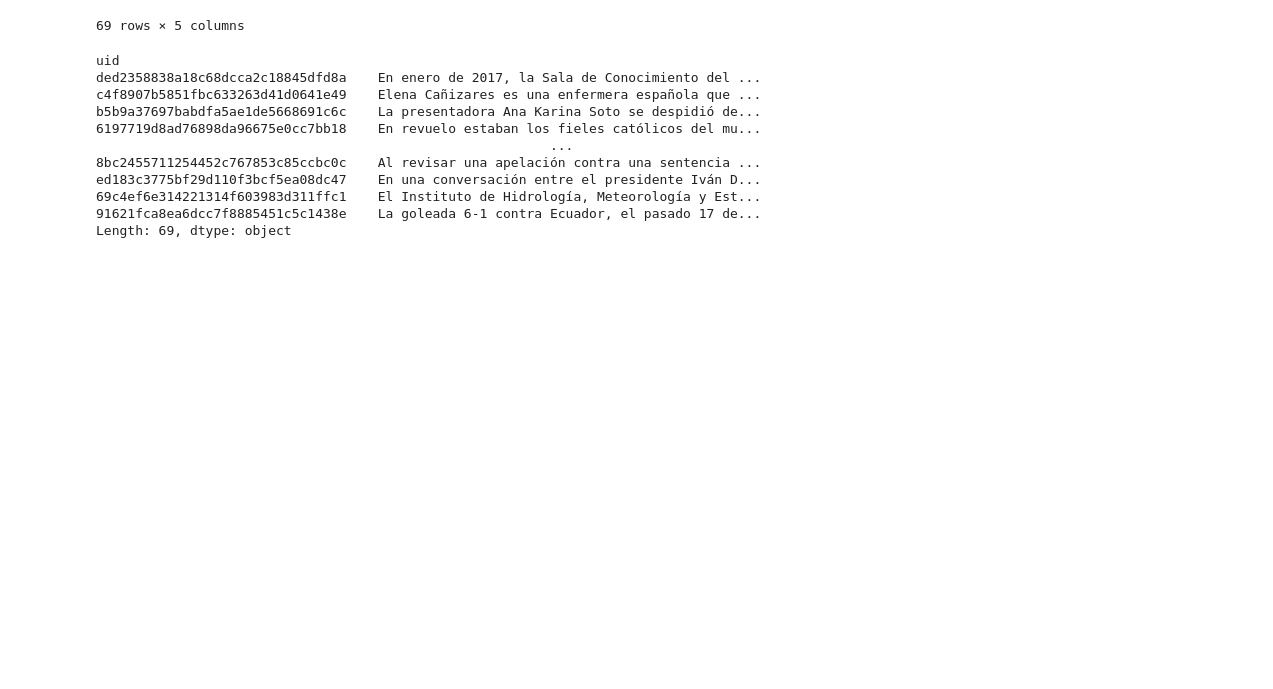
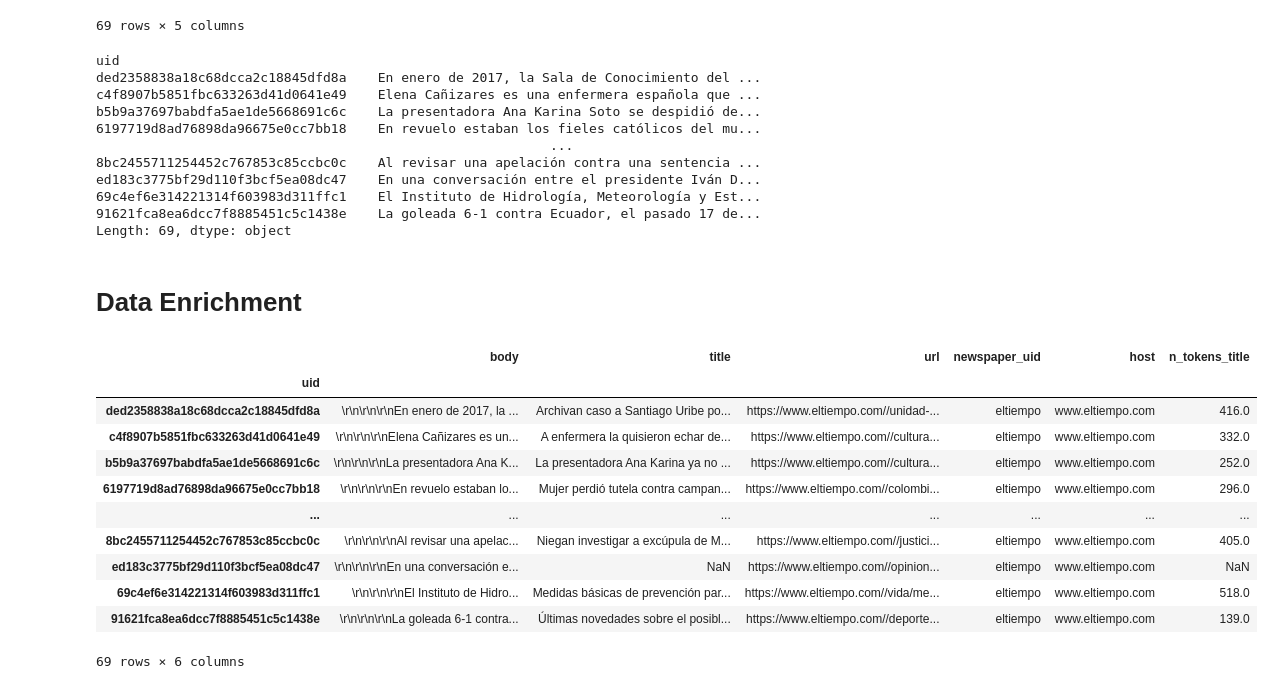
Before and after one commit to mateombar/newspaper-data-engineering, a Jupyter notebook: Platzi data live.ipynb, the cells around one changed output. Drawn from its saved outputs; the diff is of its cells as text; code cells hidden in the pictures; blank space fills up the shorter version.

Commit message:
Enriqueciendo los datos, agregando tokenizacion al body y title, tambien generando un csv limpio con los resultados

```diff
--- a/Platzi data live.ipynb
+++ b/Platzi data live.ipynb
@@ -403,3 +387,48 @@ ed183c3775bf29d110f3bcf5ea08dc47    En una conversación entre el presidente Iv
 69c4ef6e314221314f603983d311ffc1    El Instituto de Hidrología, Meteorología y Est...
 91621fca8ea6dcc7f8885451c5c1438e    La goleada 6-1 contra Ecuador, el pasado 17 de...
 Length: 69, dtype: object
+# %% [markdown]
+# Data Enrichment
+# %%
+# 6. Tokenizar el titulo y el body
+import nltk
+# Stopwords son conectores = el, la, etc
+from nltk.corpus import stopwords
+
+# nltk.download('punk')
+# nltk.download('stopwords')
+
+stop_words = set(stopwords.words('spanish'))
+
+# Genera tokenizaciones en series
+def tokenize_column(df, column_name):
+    return(df
+#            Eliminar cualquier Na
+           .dropna()
+#            Tokenizar la columna o serie
+           .apply(lambda row: nltk.word_tokenize(row[column_name]), axis=1)
+#            Eliminar todas aquellas palabras no Alphanumericas
+           .apply(lambda tokens: list(filter(lambda token: token.isalpha(), tokens)))
+#            Convertir los tokens en lowercase
+           .apply(lambda tokens: list(map(lambda token: token.lower(), tokens)))
+#            Eliminar stopwords
+           .apply(lambda word_list: list(filter(lambda word: word not in stop_words, word_list)))
+#            Obtener el length de la lista de palabras
+           .apply(lambda valid_word_list: len(valid_word_list))
+          )
+
+el_tiempo['n_tokens_title'] = tokenize_column(el_tiempo, 'body')
+el_tiempo
+# %% [output]
+|  | body | title | url | newspaper_uid | host | n_tokens_title |
+| uid |  |  |  |  |  |  |
+| ded2358838a18c68dcca2c18845dfd8a | \r\n\r\n\r\nEn enero de 2017, la ... | Archivan caso a Santiago Uribe po... | https://www.eltiempo.com//unidad-... | eltiempo | www.eltiempo.com | 416.0 |
+| c4f8907b5851fbc633263d41d0641e49 | \r\n\r\n\r\nElena Cañizares es un... | A enfermera la quisieron echar de... | https://www.eltiempo.com//cultura... | eltiempo | www.eltiempo.com | 332.0 |
+| b5b9a37697babdfa5ae1de5668691c6c | \r\n\r\n\r\nLa presentadora Ana K... | La presentadora Ana Karina ya no ... | https://www.eltiempo.com//cultura... | eltiempo | www.eltiempo.com | 252.0 |
+| 6197719d8ad76898da96675e0cc7bb18 | \r\n\r\n\r\nEn revuelo estaban lo... | Mujer perdió tutela contra campan... | https://www.eltiempo.com//colombi... | eltiempo | www.eltiempo.com | 296.0 |
+| ... | ... | ... | ... | ... | ... | ... |
+| 8bc2455711254452c767853c85ccbc0c | \r\n\r\n\r\nAl revisar una apelac... | Niegan investigar a excúpula de M... | https://www.eltiempo.com//justici... | eltiempo | www.eltiempo.com | 405.0 |
+| ed183c3775bf29d110f3bcf5ea08dc47 | \r\n\r\n\r\nEn una conversación e... | NaN | https://www.eltiempo.com//opinion... | eltiempo | www.eltiempo.com | NaN |
+| 69c4ef6e314221314f603983d311ffc1 | \r\n\r\n\r\nEl Instituto de Hidro... | Medidas básicas de prevención par... | https://www.eltiempo.com//vida/me... | eltiempo | www.eltiempo.com | 518.0 |
+| 91621fca8ea6dcc7f8885451c5c1438e | \r\n\r\n\r\nLa goleada 6-1 contra... | Últimas novedades sobre el posibl... | https://www.eltiempo.com//deporte... | eltiempo | www.eltiempo.com | 139.0 |
+69 rows × 6 columns
```
Also changed, not shown: parts of 1 cell of this notebook, 2 other files.
